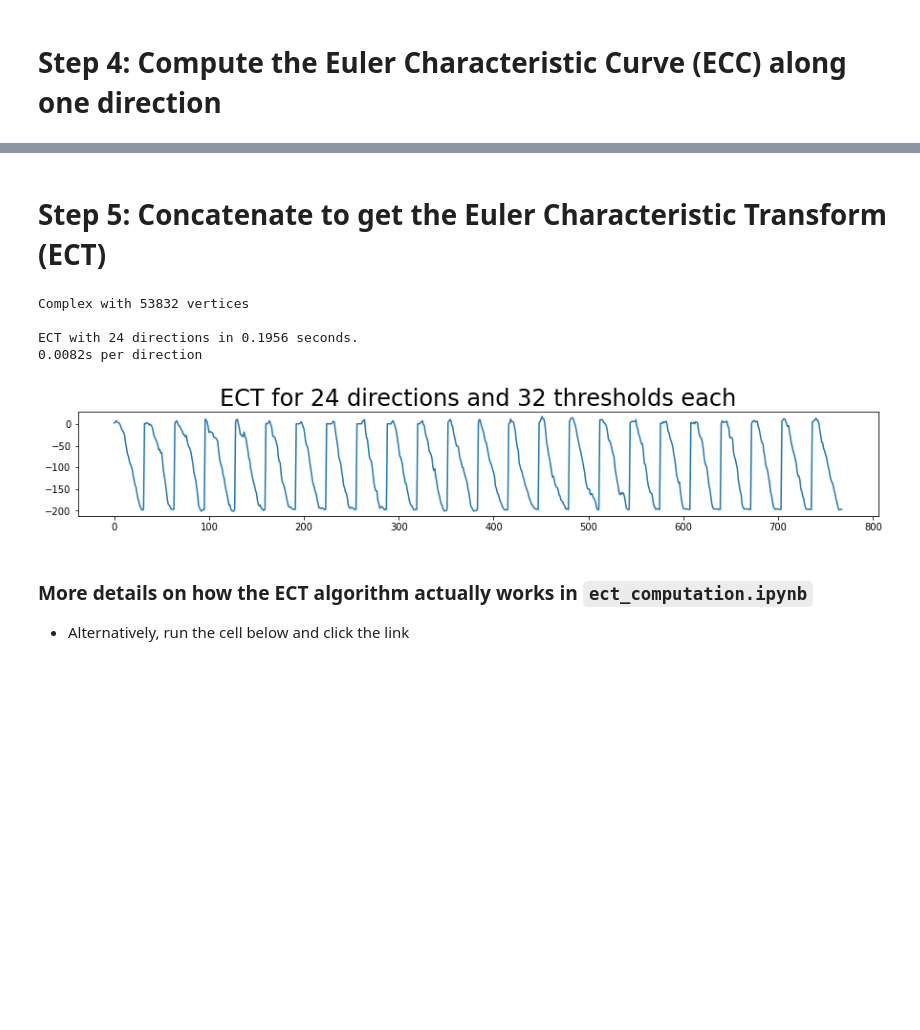
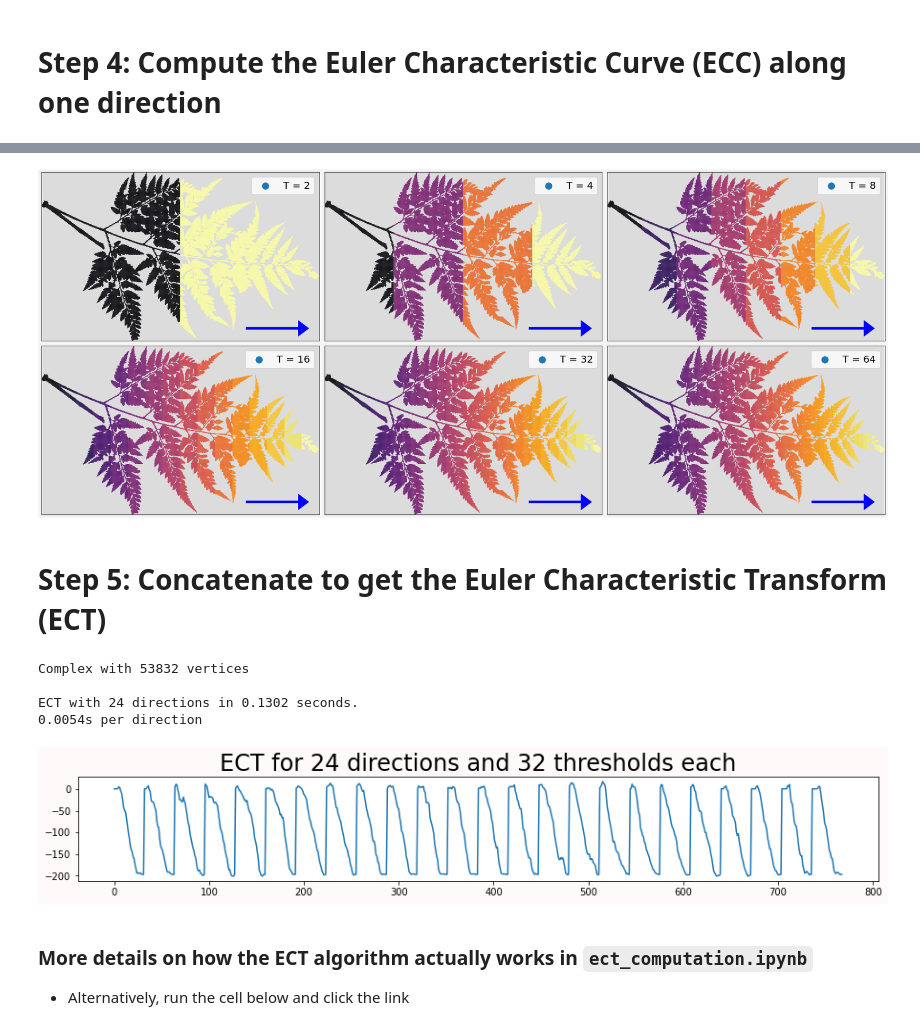
Before and after one commit to amezqui3/demeter, a Jupyter notebook: tutorial/nappn2022_shape_of_things_to_come.ipynb, the cells around one changed output, grey strips where cells are left out. Cells and saved outputs as stored; diff of their text form; code cells hidden in the pictures; blank space fills up the shorter version.

```diff
--- a/tutorial/nappn2022_shape_of_things_to_come.ipynb
+++ b/tutorial/nappn2022_shape_of_things_to_come.ipynb
@@ -719,3 +822,35 @@ plot_ecc_filtration(leaf, heights, T, title=np.around(direction,2), ydot=(1,20),
+# %%
+fig, axs = plt.subplots(2,3, figsize=(24,10), sharex=True, sharey=True, facecolor='whitesmoke')
+
+axs = np.atleast_1d(axs).ravel()
+filtration = np.sum(leaf.cells[0]*direction, axis=1)
+TTT = [2, 4, 8, 16, 32, 64, 128]
+start = [400, 35]
+norm = np.zeros(2) + 100
+end = norm*direction
+
+for i,ax in enumerate(axs):
+    TT = TTT[i]
+    bins = np.linspace(np.min(filtration), np.max(filtration), TT+1)
+    indices = np.digitize(filtration, bins=bins, right=False)
+    indices[indices > TT] = TT
+
+    scatter = ax.scatter(*leaf.cells[0].T,
+                         s=0.2, c=indices, cmap='inferno', label='T = {}'.format(TT))
+    ax.set_facecolor('gainsboro')
+    ax.margins(0,0)
+    ax.arrow(*start, *end, head_width=30, head_length=20, width=4, color='blue')
+
+    ax.legend(fontsize=20, markerscale=30, loc='upper right')
+    ax.axis('image');
+    ax.set_xticklabels(''); ax.set_yticklabels('')
+    ax.tick_params(bottom=False, left=False)
+
+fig.tight_layout();
+filename = '/home/ejam/documents/webpage/tda/figs/thresholds_ecc_fern.jpg'
+plt.savefig(filename, format='jpg', dpi=96, bbox_inches='tight', pil_kwargs={'optimize':True})
+# %% [output]
+[figure, added]
 # %% [markdown]
 # Step 5: Concatenate to get the Euler Characteristic Transform (ECT)
 # %%
@@ -726,14 +861,14 @@ toc = time.perf_counter()
 print("Complex with {} vertices\n".format(len(leaf.cells[0])))
 print("ECT with {} directions in {:.4f} seconds.\n{:.4f}s per direction".format(len(circle_dirs), toc-tic, (toc-tic)/len(circle_dirs)))
 
-plt.figure(figsize=(15,2))
+plt.figure(figsize=(15,2), facecolor='snow')
 plt.plot(ect);
 plt.title('ECT for {} directions and {} thresholds each'.format(len(circle_dirs),t), fontsize=24);
 # %% [output]
 Complex with 53832 vertices
 
-ECT with 24 directions in 0.1956 seconds.
-0.0082s per direction
+ECT with 24 directions in 0.1302 seconds.
+0.0054s per direction
 [figure]
 # %% [markdown]
 ### More details on how the ECT algorithm actually works in `ect_computation.ipynb`
```
Also changed, not shown: parts of 24 cells of this notebook.
